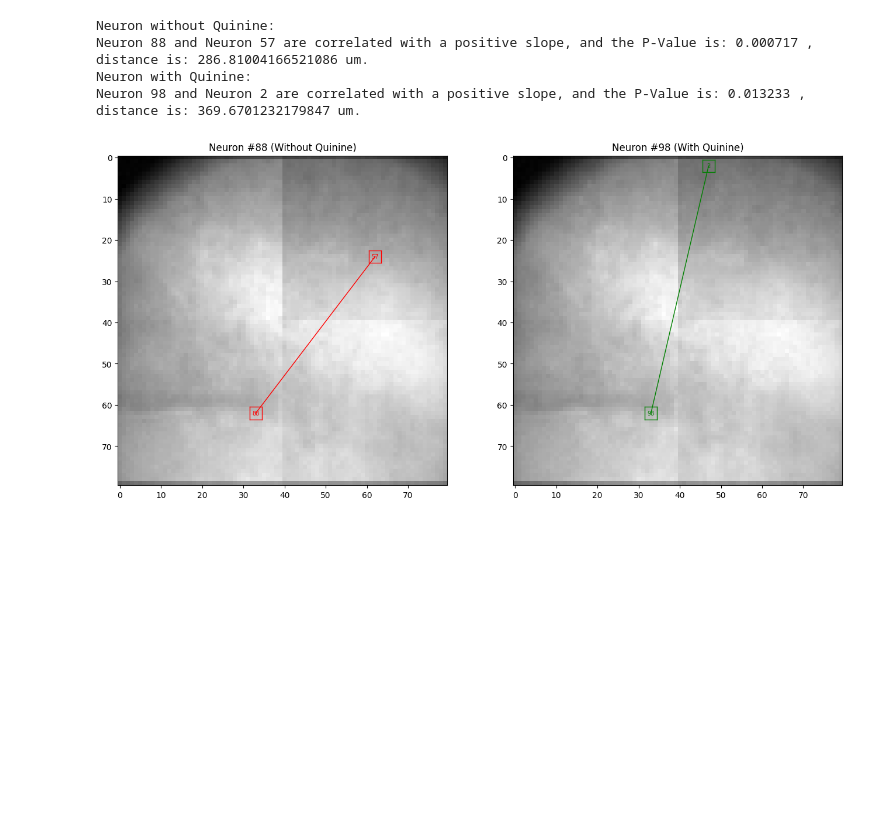
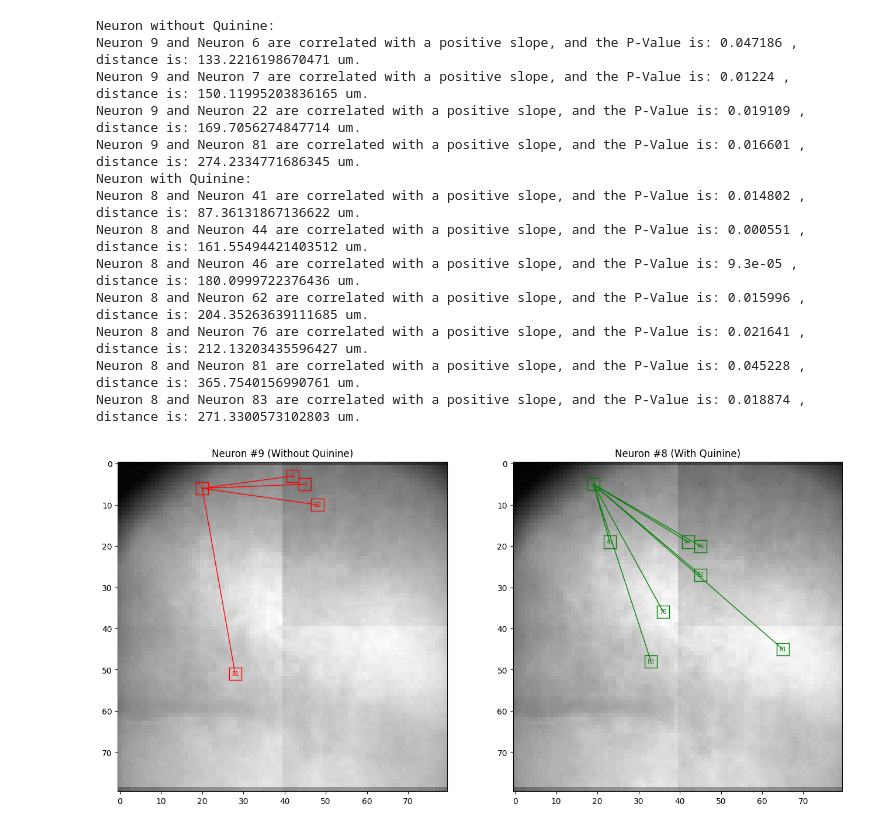
Before and after one commit to TianchengXu0420/ZDA_Adventure, a Jupyter notebook: GapJunction.ipynb, the cells around one changed output. Cells and saved outputs as stored; diff of their text form; code cells hidden in the pictures; blank space fills up the shorter version.

```diff
--- a/GapJunction.ipynb
+++ b/GapJunction.ipynb
@@ -12,7 +12,7 @@ from scipy.spatial.distance import pdist, squareform
 # Load the data of cell coordinates, spike latency and Rli background of the slice under control condition (no Quinine applied).
 index = []
 
-with open('C:/Users/Kevin/Desktop/26-02-17/02_01_04_location.dat', 'r') as f:
+with open('C:/Users/Kevin/Desktop/26-02-17/02_01_01_location.dat', 'r') as f:
     for element in f:
         clean = element.strip()[1:-1]
         numbers = clean.split()
@@ -22,7 +22,7 @@ index = np.array(index)
 
 latency = []
 
-with open('C:/Users/Kevin/Desktop/26-02-17/02_01_04_latency.dat', 'r') as f:
+with open('C:/Users/Kevin/Desktop/26-02-17/02_01_01_latency.dat', 'r') as f:
     for element in f:
         clean = element.strip()[1:-1]
         numbers = clean.split()
@@ -32,7 +32,7 @@ latency = np.array(latency)
 
 rli = []
 
-with open('C:/Users/Kevin/Desktop/26-02-17/02_01_04_rli.dat', 'r') as f:
+with open('C:/Users/Kevin/Desktop/26-02-17/02_01_01_rli.dat', 'r') as f:
     for element in f:
         clean = element.strip()[1:-1]
         numbers = clean.split()
@@ -43,7 +43,7 @@ rli = np.array(rli)
 # Load the data of cell coordinates, spike latency and Rli background of the slice under control condition (Quinine applied).
 index_Q = []
 
-with open('C:/Users/Kevin/Desktop/26-02-17/02_01_05_location.dat', 'r') as f:
+with open('C:/Users/Kevin/Desktop/26-02-17/02_01_04_location.dat', 'r') as f:
     for element in f:
         clean = element.strip()[1:-1]
         numbers = clean.split()
@@ -53,7 +53,7 @@ index_Q = np.array(index_Q)
 
 latency_Q = []
 
-with open('C:/Users/Kevin/Desktop/26-02-17/02_01_05_latency.dat', 'r') as f:
+with open('C:/Users/Kevin/Desktop/26-02-17/02_01_04_latency.dat', 'r') as f:
     for element in f:
         clean = element.strip()[1:-1]
         numbers = clean.split()
@@ -63,7 +63,7 @@ latency_Q = np.array(latency_Q)
 
 rli_Q = []
 
-with open('C:/Users/Kevin/Desktop/26-02-17/02_01_05_rli.dat', 'r') as f:
+with open('C:/Users/Kevin/Desktop/26-02-17/02_01_04_rli.dat', 'r') as f:
     for element in f:
         clean = element.strip()[1:-1]
         numbers = clean.split()
@@ -112,7 +112,7 @@ plt.show()
 # %%
 # Slice with and without Quinine.
-neuro_label = 88
-neuro_label_Q = 98
+neuro_label = 9
+neuro_label_Q = 8
 
 plt.subplots(1, 2, figsize=(16, 8))
 ax1 = plt.subplot(1, 2, 1)
@@ -189,35 +189,44 @@ for i in range(len(index_Q)):
         dist = np.sqrt((index_Q[i][0] - index_Q[neuro_label_Q-1][0])**2 + (index_Q[i][1] - index_Q[neuro_label_Q-1][1])**2) * 6
         Slope, _, _, pValue, _ = linregress(latency_Q[i], latency_Q[neuro_label_Q-1])
 
         if pValue <=0.05 and Slope > 0:
             print('Neuron', neuro_label_Q, 'and Neuron', i+1, 'are correlated with a positive slope, and the P-Value is:', np.round(pValue, 6), ', distance is:', dist, 'um.')
             Pvalue_Q.append(pValue)
             Distance_Q.append(dist)
             loc_1 = index_Q[i]
             loc_2 = index_Q[neuro_label_Q-1]
 
             ax2.plot([loc_1[1], loc_2[1]], [loc_1[0], loc_2[0]], color='green', linewidth=1)
 
             top = loc_1[1] - 1.5
             bottom = loc_1[1] + 1.5
             left = loc_1[0] - 1.5
             right = loc_1[0] + 1.5
 
             ax2.plot([top, top], [left, right], color='green', linewidth=1)
             ax2.plot([bottom, bottom], [left, right], color='green', linewidth=1)
             ax2.plot([top, bottom], [left, left], color='green', linewidth=1)
             ax2.plot([top, bottom], [right, right], color='green', linewidth=1)
             ax2.annotate(str(i+1), xy=(loc_1[1], loc_1[0]), ha='center', va='center', fontsize=7, color='green')
 
 Pvalue_Q = np.array(Pvalue_Q)
 Distance_Q = np.array(Distance_Q)
 
 plt.show()
 # %% [output]
 Neuron without Quinine:
-Neuron 88 and Neuron 57 are correlated with a positive slope, and the P-Value is: 0.000717 , distance is: 286.81004166521086 um.
+Neuron 9 and Neuron 6 are correlated with a positive slope, and the P-Value is: 0.047186 , distance is: 133.2216198670471 um.
+Neuron 9 and Neuron 7 are correlated with a positive slope, and the P-Value is: 0.01224 , distance is: 150.11995203836165 um.
+Neuron 9 and Neuron 22 are correlated with a positive slope, and the P-Value is: 0.019109 , distance is: 169.7056274847714 um.
+Neuron 9 and Neuron 81 are correlated with a positive slope, and the P-Value is: 0.016601 , distance is: 274.2334771686345 um.
 Neuron with Quinine:
-Neuron 98 and Neuron 2 are correlated with a positive slope, and the P-Value is: 0.013233 , distance is: 369.6701232179847 um.
+Neuron 8 and Neuron 41 are correlated with a positive slope, and the P-Value is: 0.014802 , distance is: 87.36131867136622 um.
+Neuron 8 and Neuron 44 are correlated with a positive slope, and the P-Value is: 0.000551 , distance is: 161.55494421403512 um.
+Neuron 8 and Neuron 46 are correlated with a positive slope, and the P-Value is: 9.3e-05 , distance is: 180.0999722376436 um.
+Neuron 8 and Neuron 62 are correlated with a positive slope, and the P-Value is: 0.015996 , distance is: 204.35263639111685 um.
+Neuron 8 and Neuron 76 are correlated with a positive slope, and the P-Value is: 0.021641 , distance is: 212.13203435596427 um.
+Neuron 8 and Neuron 81 are correlated with a positive slope, and the P-Value is: 0.045228 , distance is: 365.7540156990761 um.
+Neuron 8 and Neuron 83 are correlated with a positive slope, and the P-Value is: 0.018874 , distance is: 271.3300573102803 um.
-[figure, old version]
+[figure, new version]
 # %%
 # Latency correlation between two identified cells under no Quinine condition.
```
Also changed, not shown: parts of 5 cells of this notebook.
